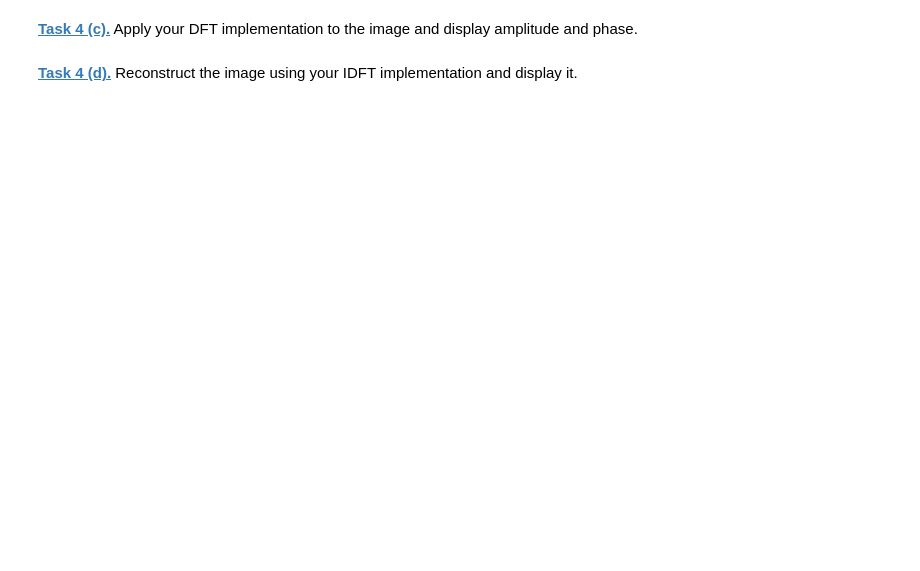
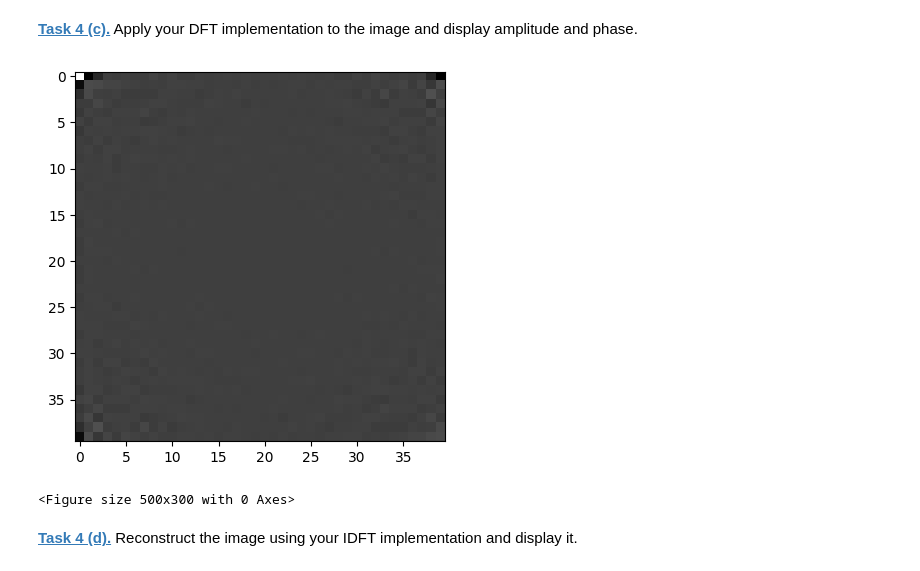
Before and after one commit to sarah-mnd/mobi-fs5-python, a Jupyter notebook: fourier.ipynb, the cells around one changed output. Cells and saved outputs as stored; diff of their text form; code cells hidden in the pictures; blank space fills up the shorter version.

```diff
--- a/fourier.ipynb
+++ b/fourier.ipynb
@@ -305,24 +305,21 @@ Text(0.5, 1.0, 'highpass filtered image')
 def dft_function(img):
     dft = np.zeros(img.shape, dtype=complex)
     M,N = img.shape
+    #print(img.shape)
 
     for u in range(M):
         for v in range(N):
             summe = 0
             for x in range(0,M):
                 for y in range(0,N):
-                    pass
-            #         input1 = ((u*x)/M)+((v*y)/N)
-            #         second_part_equation = np.exp(-2j*np.pi*input1)
-            #         summe += img[x,y] * second_part_equation
-            #         sum1 = x * second_part_equation
+
+                    input1 = ((u*x)/M)+((v*y)/N)
+                    second_part_equation = np.exp(-2j*np.pi*input1)
+                    summe += img[x,y] * second_part_equation
+                    sum1 = x * second_part_equation
                     #sum1.append()
                     #sum2 = y * second_part_equation
                     #sum2.append()
 
-            #dft[u,v] = summe / (M*N)
+            dft[u,v] = summe / (M*N)
     return dft
-
-
-
-dft_function(imgbrain)
@@ -339,4 +351,13 @@ plt.imshow(test_img, 'gray')
 # %% [markdown]
 **[Task 4 (c).]()** Apply your DFT implementation to the image and display amplitude and phase.
+# %%
+img = dft_function(test_img)
+realimage= img.real
+plt.imshow(realimage, cmap='gray')
+plt.figure(figsize=(5,3))
+plt.show()
+# %% [output]
+[figure, added]
+<Figure size 500x300 with 0 Axes>
 # %% [markdown]
 **[Task 4 (d).]()** Reconstruct the image using your IDFT implementation and display it.
```
Also changed, not shown: parts of 7 cells of this notebook.
